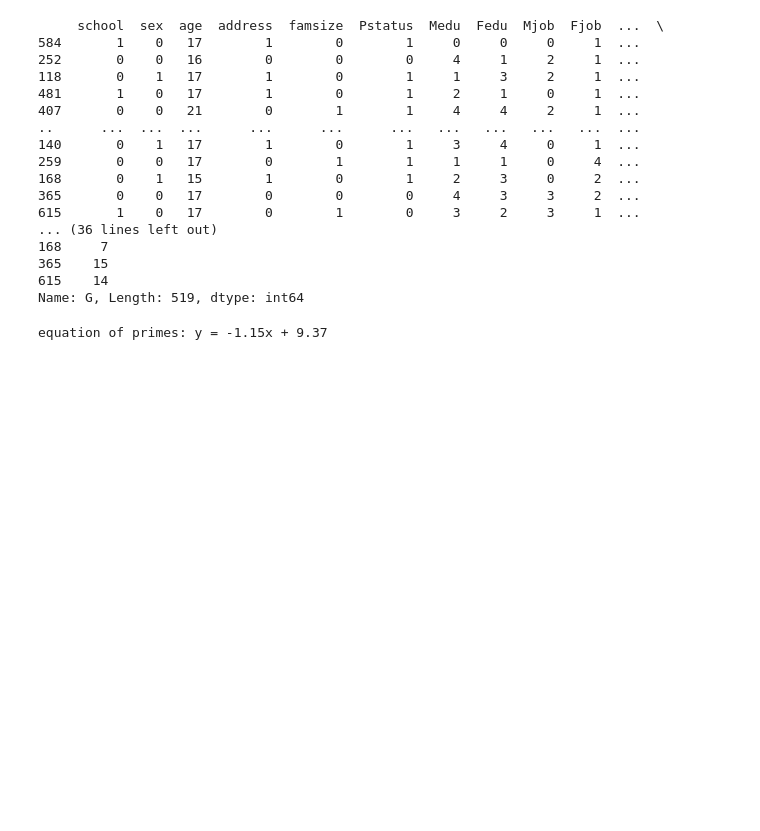
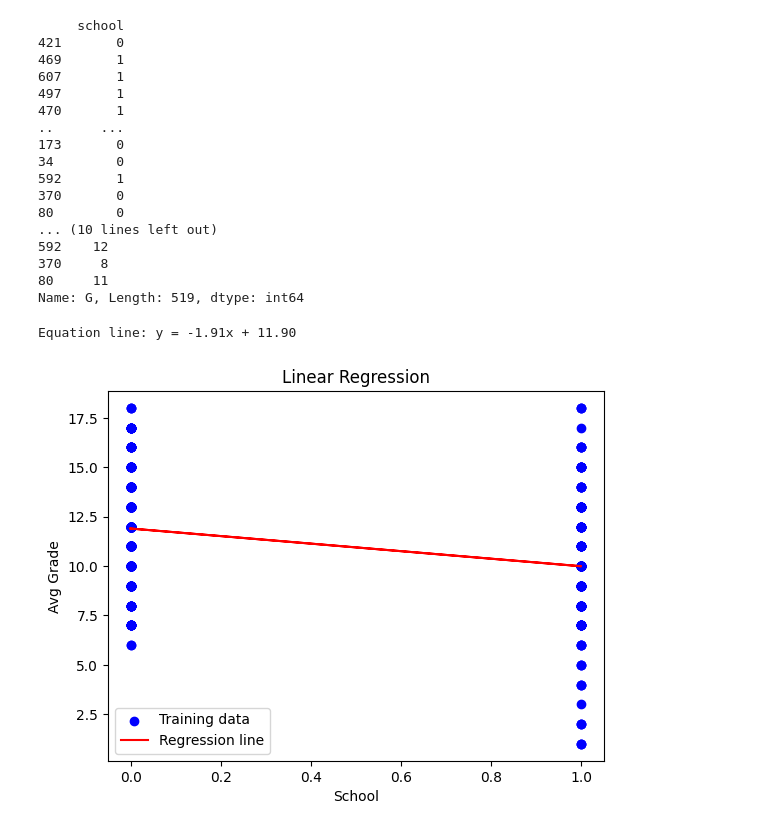
Before and after one commit to vpy-rain/Machine-Learning-Exercise, a Jupyter notebook: linear_regression.ipynb, the cells around one changed output. Saved outputs shown, nothing was run; the diff lists cells and outputs as text; code cells hidden in the pictures; blank space fills up the shorter version.

```diff
--- a/linear_regression.ipynb
+++ b/linear_regression.ipynb
@@ -25,3 +48,6 @@ y = df_amended['G']
+# %%
+X = df_amended[['school']]
+y = df_amended['G']
 # %%
 from sklearn.model_selection import train_test_split
 
@@ -30,27 +56,27 @@ X_train, X_test, y_train, y_test = train_test_split(X, y, test_size = 0.2)
 print(X_train)
 print(y_train)
 # %% [output]
-     school  sex  age  address  famsize  Pstatus  Medu  Fedu  Mjob  Fjob  ...  \
-584       1    0   17        1        0        1     0     0     0     1  ...
-252       0    0   16        0        0        0     4     1     2     1  ...
-118       0    1   17        1        0        1     1     3     2     1  ...
-481       1    0   17        1        0        1     2     1     0     1  ...
-407       0    0   21        0        1        1     4     4     2     1  ...
-..      ...  ...  ...      ...      ...      ...   ...   ...   ...   ...  ...
-140       0    1   17        1        0        1     3     4     0     1  ...
-259       0    0   17        0        1        1     1     1     0     4  ...
-168       0    1   15        1        0        1     2     3     0     2  ...
-365       0    0   17        0        0        0     4     3     3     2  ...
-615       1    0   17        0        1        0     3     2     3     1  ...
-... (36 lines left out)
-168     7
-365    15
-615    14
+     school
+421       0
+469       1
+607       1
+497       1
+470       1
+..      ...
+173       0
+34        0
+592       1
+370       0
+80        0
+... (10 lines left out)
+592    12
+370     8
+80     11
 Name: G, Length: 519, dtype: int64
 # %%
 model = LinearRegression()
 model.fit(X_train, y_train)
 
-print(f'Equation of primes: y = {model.coef_[0]:.2f}x + {model.intercept_:.2f}')
+print(f'Equation line: y = {model.coef_[0]:.2f}x + {model.intercept_:.2f}')
 # %% [output]
-equation of primes: y = -1.15x + 9.37
+Equation line: y = -1.91x + 11.90
@@ -58,0 +83,10 @@ plt.scatter(X_train, y_train, color='blue', label='Training data')
+# %%
+plt.scatter(X_train, y_train, color='blue', label='Training data')
+plt.plot(X_train, model.predict(X_train), color='red', label='Regression line')
+plt.xlabel('School')
+plt.ylabel('Avg Grade')
+plt.title('Linear Regression')
+plt.legend()
+plt.show()
+# %% [output]
+[figure, added]
```
Also changed, not shown: parts of 4 cells of this notebook, 4 other files.
